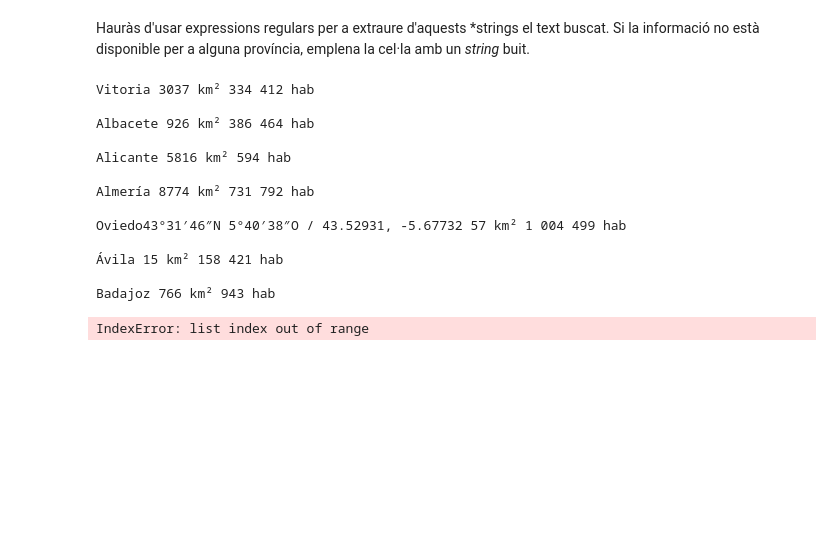
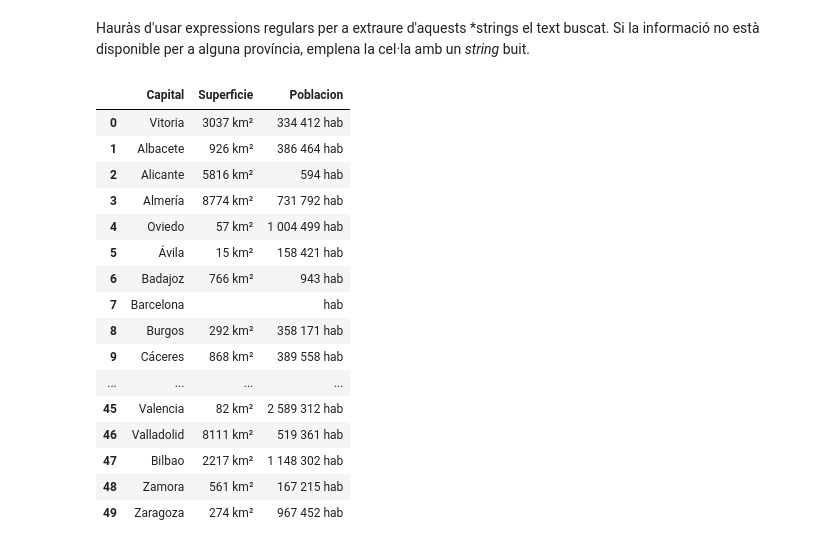
Before and after one commit to DavidSM2/Repo_PLN, a Jupyter notebook: Practicas/Pr2/P2_Web Scraping val.ipynb, the cells around one changed output. Drawn from its saved outputs; the diff is of its cells as text; code cells hidden in the pictures; blank space fills up the shorter version.

```diff
--- a/Practicas/Pr2/P2_Web Scraping val.ipynb
+++ b/Practicas/Pr2/P2_Web Scraping val.ipynb
@@ -457,32 +448,48 @@ Hauràs d'usar expressions regulars per a extraure d'aquests *strings el text bu
 # %%
 import re
 
 lista = list()
 for provincia in enlaces_df['enlace']:
 
     r2 = requests.get("https://es.wikipedia.org"+provincia)
     soup2 = BeautifulSoup(r2.text, "html.parser")
     tabla2 = soup2.find("table", class_="infobox")
-    #solución
-    capital = tabla2.find(string='Capital').next.text.strip()
-    superficie = re.findall(r'\d+ km²',tabla2.find(string='Superficie').parent.parent.parent.next_sibling.text)[0]
-    poblacion = re.findall(r'([\d+\xa0]+hab)', tabla2.find(string='Población').parent.parent.parent.next_sibling.text)[0].replace('\xa0',' ')
+    capital = re.findall(r'[A-Za-záéíóúÁÉÍÓÚñ ]+',tabla2.find(string='Capital').next.text.strip())[0]
 
-    print(capital + " " + superficie + " " + poblacion + "\n")
-    lista.append({'Capital': capital, 'Superficie': superficie, 'Poblacion': poblacion})
+    try:
+        superficie = re.findall(r'(\d+ km²)',tabla2.find(string='Superficie').parent.parent.parent.next_sibling.text)[0]
+    except:
+        superficie = ''
+
+    try:
+        poblacion = re.findall(r'([\d+\xa0]+hab)', tabla2.find(string='Población').parent.parent.parent.next_sibling.text)[0].replace('\xa0',' ')
+    except:
+        superficie = ''
+
+    diccionario = dict()
+    diccionario['Capital'] = capital
+    diccionario['Superficie'] = superficie
+    diccionario['Poblacion'] = poblacion
+
+    lista.append(diccionario)
+
 df3 = pd.DataFrame(lista)
+df3
 # %% [output]
-Vitoria 3037 km² 334 412 hab
-
-Albacete 926 km² 386 464 hab
-
-Alicante 5816 km² 594 hab
-
-Almería 8774 km² 731 792 hab
-
-Oviedo43°31′46″N 5°40′38″O﻿ / ﻿43.52931, -5.67732 57 km² 1 004 499 hab
-
-Ávila 15 km² 158 421 hab
-
-Badajoz 766 km² 943 hab
-IndexError: list index out of range
+|  | Capital | Superficie | Poblacion |
+| 0 | Vitoria | 3037 km² | 334 412 hab |
+| 1 | Albacete | 926 km² | 386 464 hab |
+| 2 | Alicante | 5816 km² | 594 hab |
+| 3 | Almería | 8774 km² | 731 792 hab |
+| 4 | Oviedo | 57 km² | 1 004 499 hab |
+| 5 | Ávila | 15 km² | 158 421 hab |
+| 6 | Badajoz | 766 km² | 943 hab |
+| 7 | Barcelona |  | hab |
+| 8 | Burgos | 292 km² | 358 171 hab |
+| 9 | Cáceres | 868 km² | 389 558 hab |
+| ... | ... | ... | ... |
+| 45 | Valencia | 82 km² | 2 589 312 hab |
+| 46 | Valladolid | 8111 km² | 519 361 hab |
+| 47 | Bilbao | 2217 km² | 1 148 302 hab |
+| 48 | Zamora | 561 km² | 167 215 hab |
+| 49 | Zaragoza | 274 km² | 967 452 hab |
```
Also changed, not shown: parts of 3 cells of this notebook.
